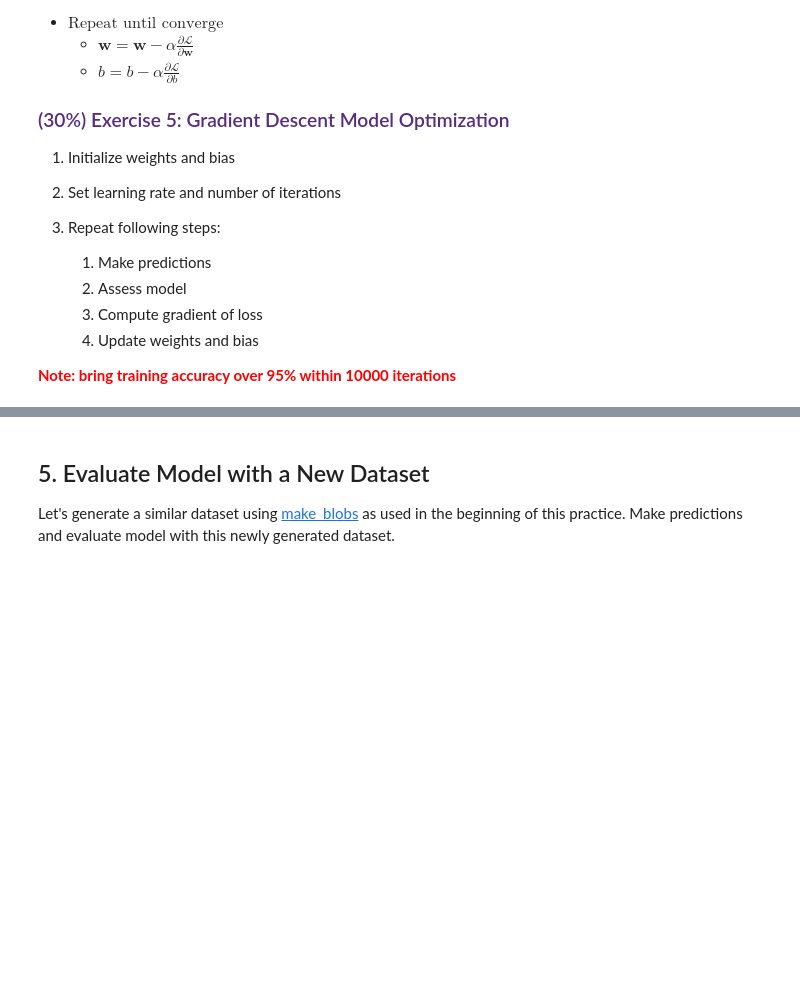
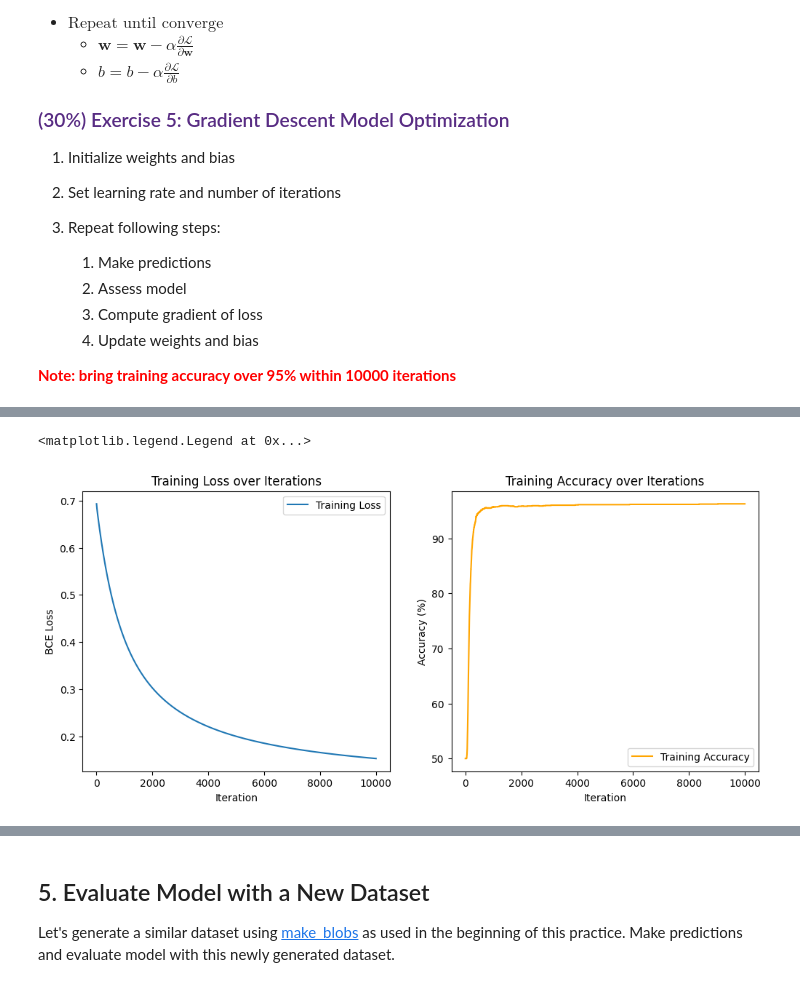
Before and after one commit to UCAEngineeringPhysics/a3-binary-logistic-regression-Caleb-M-Y, a Jupyter notebook: binary_logistic_regression.ipynb, the cells around one changed output, grey strips where cells are left out. Drawn from its saved outputs; the diff is of its cells as text; code cells hidden in the pictures; blank space fills up the shorter version.

```diff
--- a/binary_logistic_regression.ipynb
+++ b/binary_logistic_regression.ipynb
@@ -214,7 +214,7 @@ def bce_loss(predictions, labels):
         loss: BCE loss value (float).
     """
     ### START CODING HERE ### (≈ 1 line)
-    loss = -labels * np.log(predictions) - (1 - labels) * np.log(1 - predictions)
+    loss = np.mean(-labels * np.log(predictions) - (1 - labels) * np.log(1 - predictions))
     return loss
     ### END CODING HERE ###
 
@@ -229,8 +229,8 @@ def accuracy(predictions, labels):
         acc: Accuracy value (float).
     """
     ### START CODING HERE ### (≈ 2 lines)
-    predicted_classes = np.mean(predictions >= 0.5).astype(int)  # Convert probabilities to binary classes
-    acc = (predicted_classes == labels_train).mean()
+    predicted_classes = (predictions >= 0.5).astype(int)  # Convert probabilities to binary classes
+    acc = (predicted_classes == labels).mean()
     return acc
     ### END CODING HERE ###
 
@@ -276,9 +270,9 @@ def gradient(predictions, labels, in_features):
         db: Gradient with respect to bias (float).
     """
     ### START CODING HERE ### (≈ 3 lines of code)
-    M = None  # Number of samples
-    dw = None  # Gradient w.r.t. weights
-    db = None  # Gradient w.r.t. bias
+    M = labels.shape[0]  # Number of samples
+    dw = (1/M) * (predictions - labels).T @ in_features  # Gradient w.r.t. weights
+    db = (predictions - labels).mean()  # Gradient w.r.t. bias
     return dw, db
     ### END CODING HERE ###
 
@@ -320,12 +317,12 @@ By tweaking the model parameters along the gradient a small step (learning rate,
 # %%
 # START CODING HERE ### (≈ 10 lines of code)
 # Initialize parameters
-w = None  # Initialize weights
-b = None  # Initialize bias
+w = np.random.normal(0, 0.0001, (1,2))  # Initialize weights
+b = np.random.normal(0, 0.0001)  # Initialize bias
 
 # Set hyperparameters
-learning_rate = None
-num_iters = None
+learning_rate = 0.12
+num_iters = 9999
 
 # Reserve loss and accuracy storage
 losses_train = []
@@ -333,15 +330,15 @@ accuracies_train = []
 
 # Training loop
 for i in range(num_iters):
-    preds_train = None  # Make predictions
-    loss_train = None  # Assess model loss
-    acc_train = None  # Assess model accuracy
+    preds_train = forward(features_train, w, b)  # Make predictions
+    loss_train = bce_loss(preds_train, labels_train)  # Assess model loss
+    acc_train = accuracy(preds_train, labels_train)  # Assess model accuracy
     print(f"Iteration {i+1}/{num_iters}, Loss: {loss_train:.4f}, Accuracy: {acc_train*100:.2f}%")
     losses_train.append(loss_train)
     accuracies_train.append(acc_train)
-    dw, db = None  # Compute gradient of loss
-    w = None  # Update weights
-    b = None  # Update bias
+    dw, db = gradient(preds_train, labels_train, features_train)  # Compute gradient of loss
+    w = w - learning_rate * dw  # Update weights
+    b = b - learning_rate * db  # Update bias
 
 ### END CODING HERE ###
 
@@ -359,3 +356,4 @@ plt.xlabel('Iteration')
 plt.ylabel('Accuracy (%)')
 plt.title('Training Accuracy over Iterations')
 plt.legend()
+# %% [output]
@@ -362,3 +377,5 @@ plt.legend()
+<matplotlib.legend.Legend at 0x...>
+[figure, added]
 # %%
 # Visualize decision boundary after training
 plt.scatter(features_train[:, 0], features_train[:, 1], s=5*np.ones(labels_train.size), c=labels_train, cmap='coolwarm')
```
Also changed, not shown: parts of 7 cells of this notebook, 1 other file.
